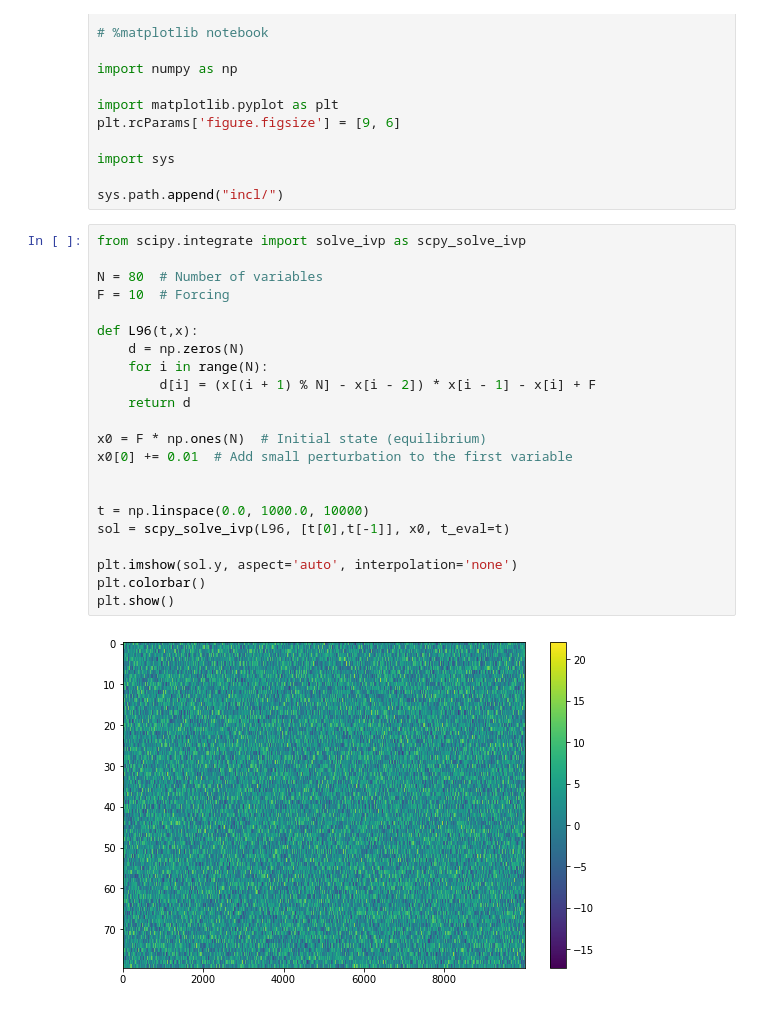
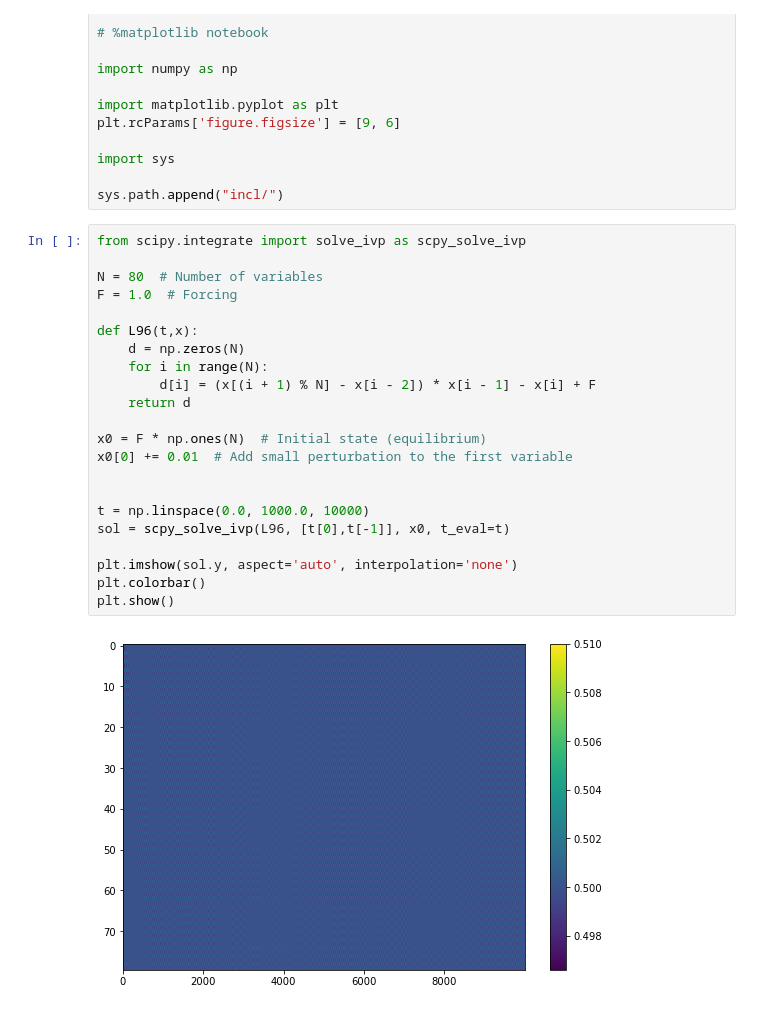
Before and after one commit to stmeinecke/derrom, a Jupyter notebook: L96.ipynb, the cells around one changed output. Cells and saved outputs as stored; diff of their text form.

```diff
--- a/L96.ipynb
+++ b/L96.ipynb
@@ -15,27 +15,27 @@ sys.path.append("incl/")
 # %%
 from scipy.integrate import solve_ivp as scpy_solve_ivp
 
 N = 80  # Number of variables
-F = 10  # Forcing
+F = 1.0  # Forcing
 
 def L96(t,x):
     d = np.zeros(N)
     for i in range(N):
         d[i] = (x[(i + 1) % N] - x[i - 2]) * x[i - 1] - x[i] + F
     return d
 
 x0 = F * np.ones(N)  # Initial state (equilibrium)
 x0[0] += 0.01  # Add small perturbation to the first variable
 
 
 t = np.linspace(0.0, 1000.0, 10000)
 sol = scpy_solve_ivp(L96, [t[0],t[-1]], x0, t_eval=t)
 
 plt.imshow(sol.y, aspect='auto', interpolation='none')
 plt.colorbar()
 plt.show()
 # %% [output]
-[figure, old version]
+[figure, new version]
 # %%
 data_matrix = sol.y[:,2000:]
 
```
Also changed, not shown: parts of 4 cells of this notebook.
